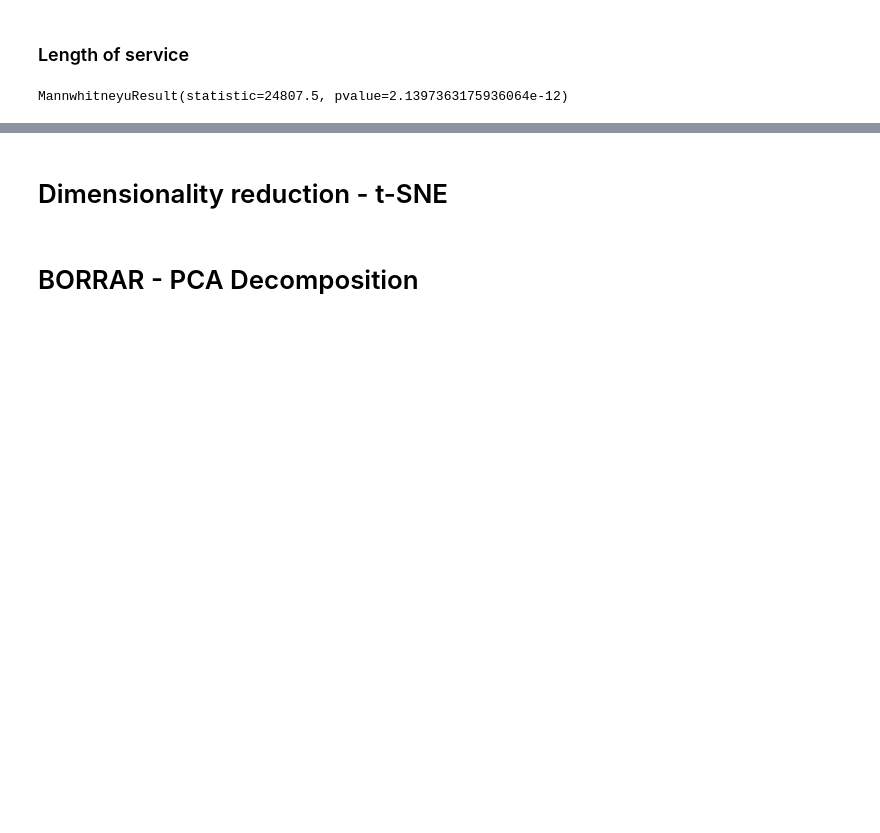
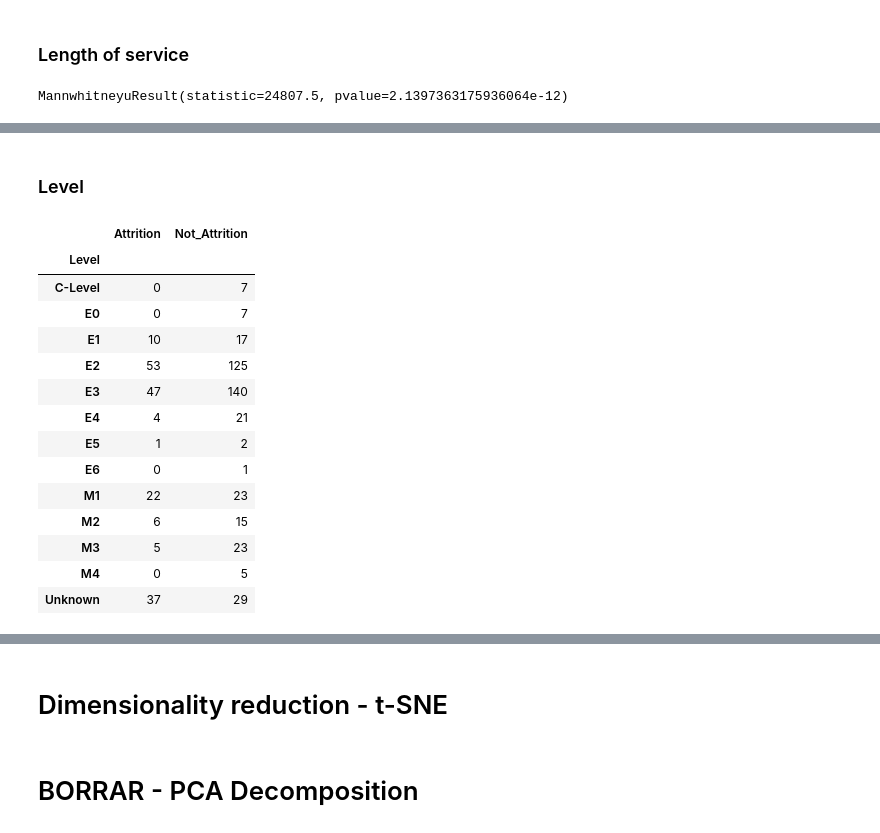
Before and after one commit to ta-datapt-bcn/project-statistical-analysis, a Jupyter notebook: julia-code.ipynb, the cells around one changed output, grey strips where cells are left out. Cells and saved outputs as stored; diff of their text form; code cells hidden in the pictures; blank space fills up the shorter version.

```diff
--- a/julia-code.ipynb
+++ b/julia-code.ipynb
@@ -478,0 +552,23 @@ df[['Division', 'Pay rate']].pivot(columns='Division', values='Pay rate EUR').ip
+# %% [markdown]
+### Level
+# %%
+df_level = pd.DataFrame(df.groupby('Level').sum()['Attrition'])
+# %%
+df_level['Not_Attrition'] = df.groupby('Level').count()['Attrition'] - df_level['Attrition']
+df_level
+# %% [output]
+|  | Attrition | Not_Attrition |
+| Level |  |  |
+| C-Level | 0 | 7 |
+| E0 | 0 | 7 |
+| E1 | 10 | 17 |
+| E2 | 53 | 125 |
+| E3 | 47 | 140 |
+| E4 | 4 | 21 |
+| E5 | 1 | 2 |
+| E6 | 0 | 1 |
+| M1 | 22 | 23 |
+| M2 | 6 | 15 |
+| M3 | 5 | 23 |
+| M4 | 0 | 5 |
+| Unknown | 37 | 29 |
```
Also changed, not shown: parts of 72 cells of this notebook, 1 other file.
